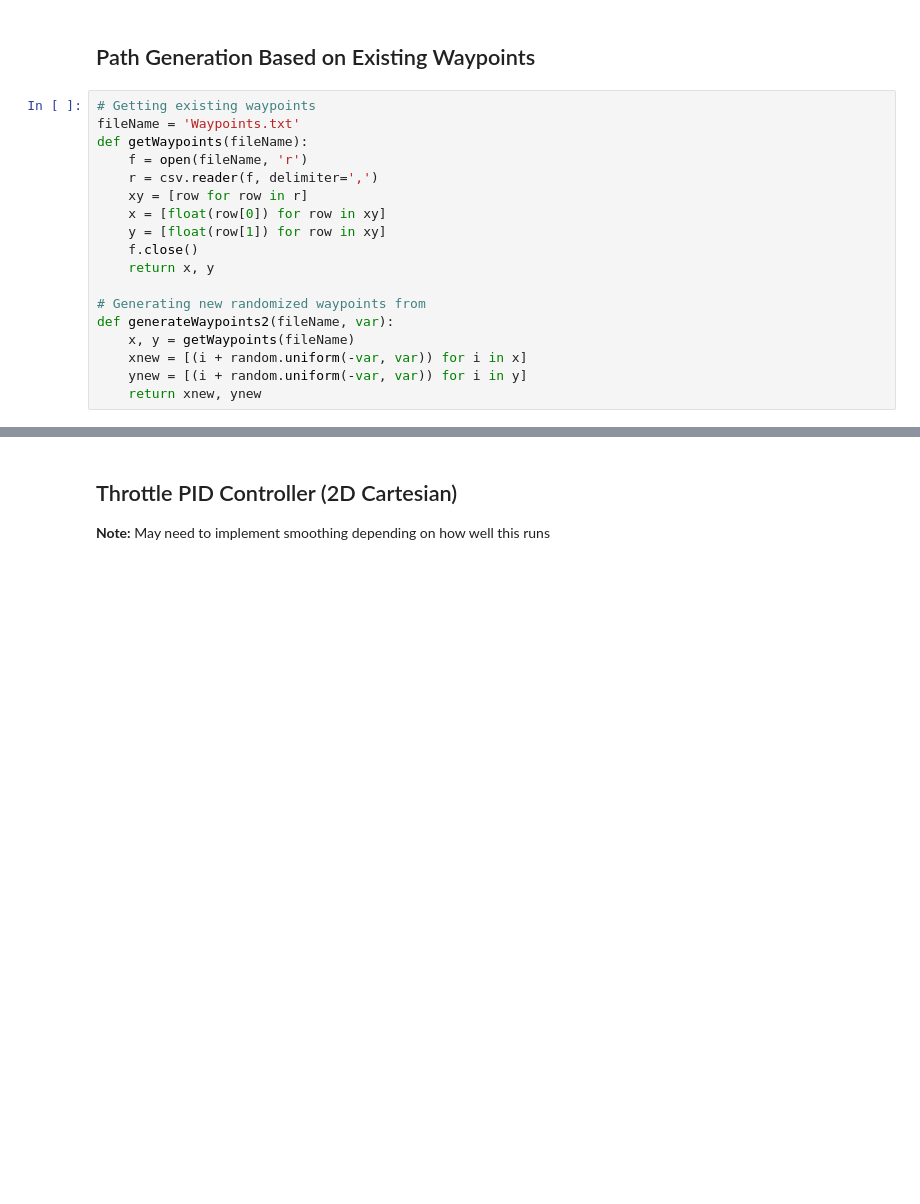
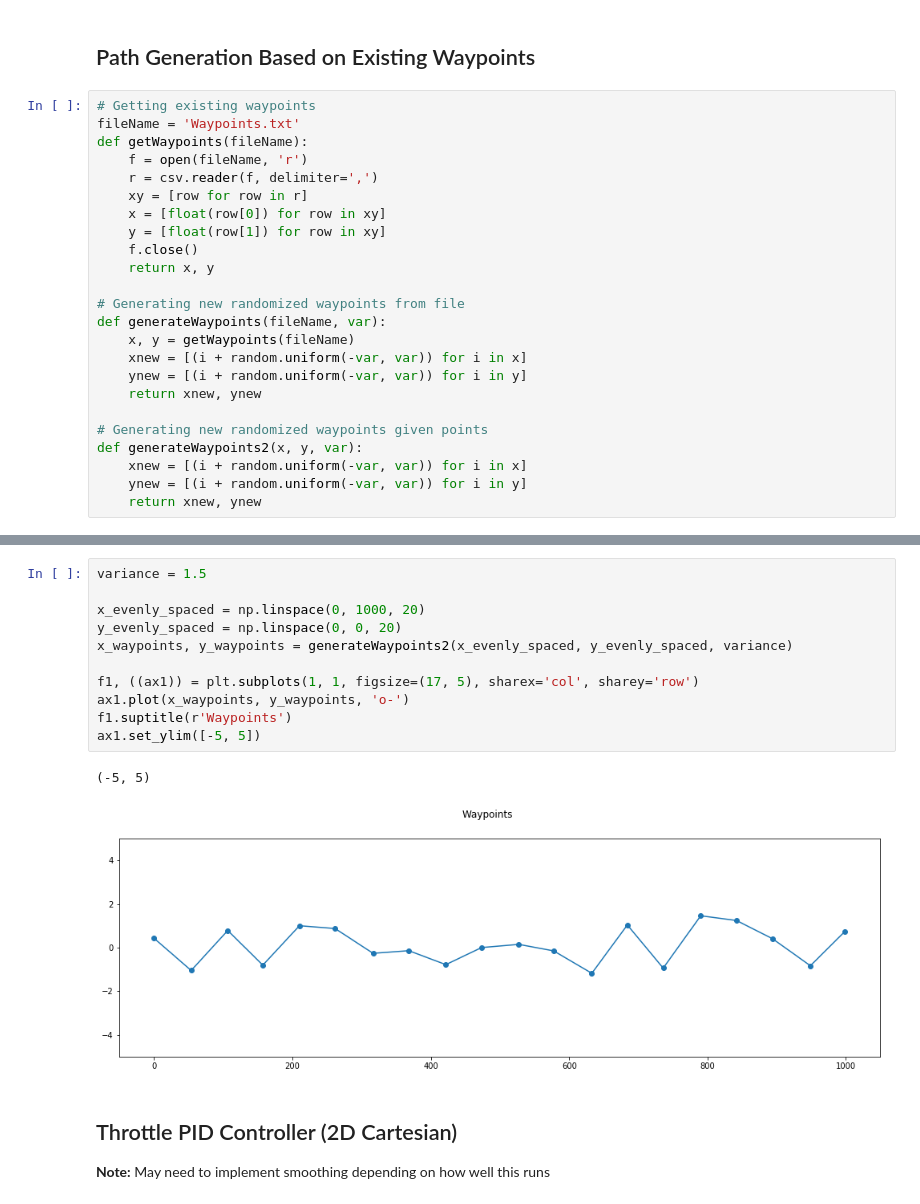
Before and after one commit to ZJUTongYang/AutoRally-Path-Optimization, a Jupyter notebook: PID Random Paths.ipynb, the cells around one changed output, grey strips where cells are left out. Cells and saved outputs as stored; diff of their text form; blank space fills up the shorter version.

```diff
--- a/PID Random Paths.ipynb
+++ b/PID Random Paths.ipynb
@@ -32,12 +32,18 @@ def getWaypoints(fileName):
     f.close()
     return x, y
 
-# Generating new randomized waypoints from
-def generateWaypoints2(fileName, var):
+# Generating new randomized waypoints from file
+def generateWaypoints(fileName, var):
     x, y = getWaypoints(fileName)
     xnew = [(i + random.uniform(-var, var)) for i in x]
     ynew = [(i + random.uniform(-var, var)) for i in y]
     return xnew, ynew
+
+# Generating new randomized waypoints given points
+def generateWaypoints2(x, y, var):
+    xnew = [(i + random.uniform(-var, var)) for i in x]
+    ynew = [(i + random.uniform(-var, var)) for i in y]
+    return xnew, ynew
 # %%
 waypoints = 'Waypoints.txt'
 x_waypoints, y_waypoints = getWaypoints(waypoints)
@@ -62,3 +64,17 @@ ax4.plot(xrand3, yrand3)
+# %%
+variance = 1.5
+
+x_evenly_spaced = np.linspace(0, 1000, 20)
+y_evenly_spaced = np.linspace(0, 0, 20)
+x_waypoints, y_waypoints = generateWaypoints2(x_evenly_spaced, y_evenly_spaced, variance)
+
+f1, ((ax1)) = plt.subplots(1, 1, figsize=(17, 5), sharex='col', sharey='row')
+ax1.plot(x_waypoints, y_waypoints, 'o-')
+f1.suptitle(r'Waypoints')
+ax1.set_ylim([-5, 5])
+# %% [output]
+(-5, 5)
+[figure, added]
 # %% [markdown]
 ## Throttle PID Controller (2D Cartesian)
 __Note:__ May need to implement smoothing depending on how well this runs
```
Also changed, not shown: parts of 17 cells of this notebook, 1 other file.
